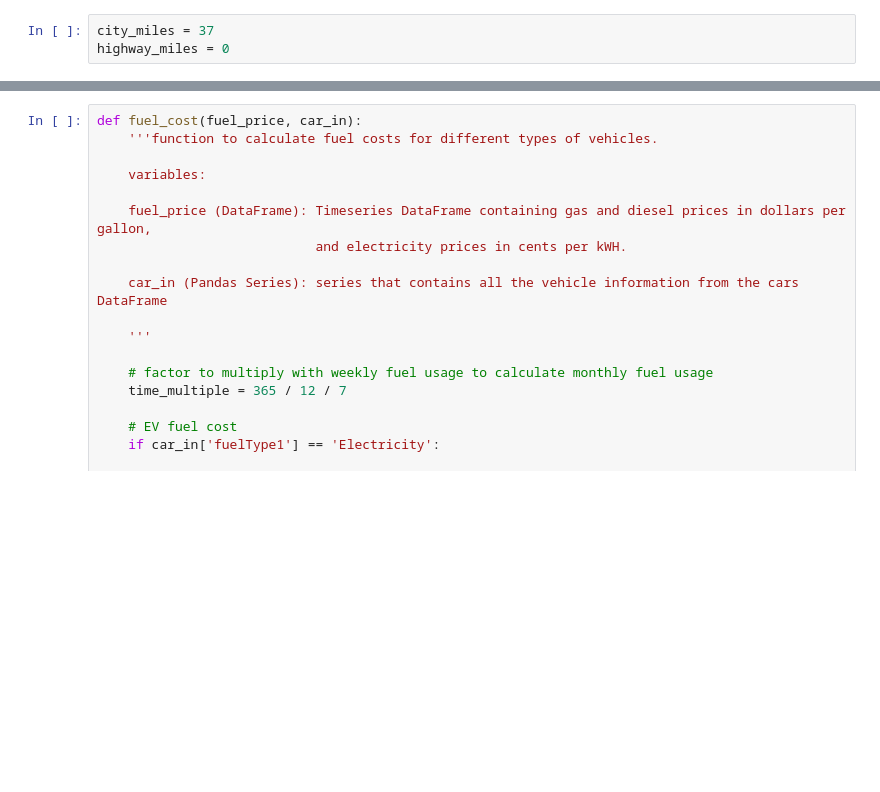
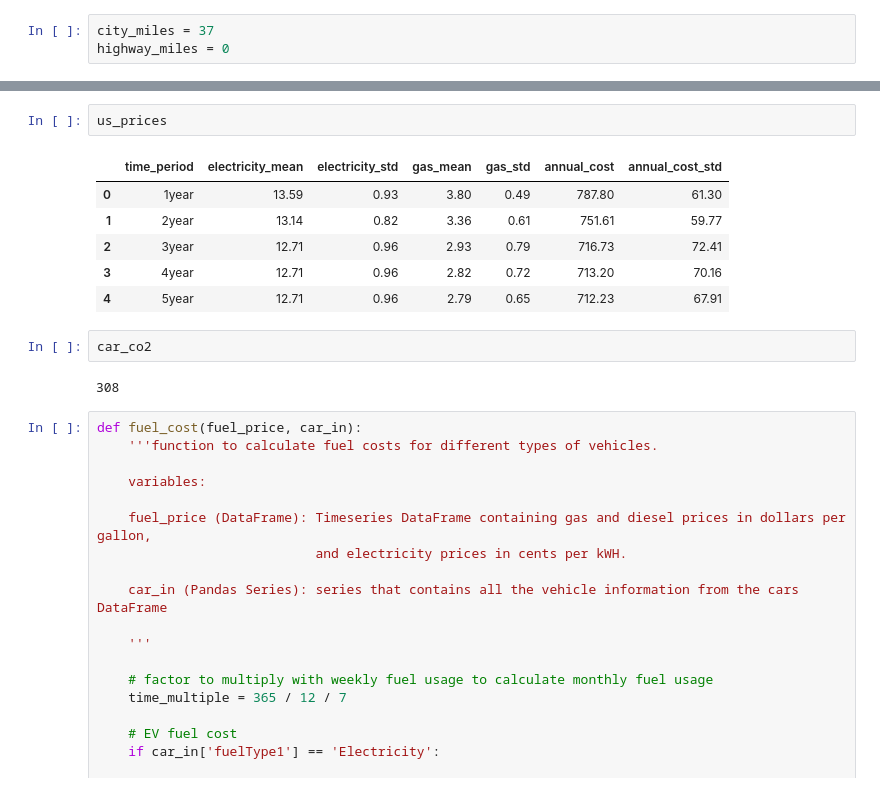
Before and after one commit to richardbradshaw/cars_dash, a Jupyter notebook: Dash_analysis.ipynb, the cells around one changed output, grey strips where cells are left out. Cells and saved outputs as stored; diff of their text form; blank space fills up the shorter version.

```diff
--- a/Dash_analysis.ipynb
+++ b/Dash_analysis.ipynb
@@ -554,3 +636,16 @@ region_gas_averages
+# %%
+us_prices
+# %% [output]
+|  | time_period | electricity_mean | electricity_std | gas_mean | gas_std | annual_cost | annual_cost_std |
+| 0 | 1year | 13.59 | 0.93 | 3.80 | 0.49 | 787.80 | 61.30 |
+| 1 | 2year | 13.14 | 0.82 | 3.36 | 0.61 | 751.61 | 59.77 |
+| 2 | 3year | 12.71 | 0.96 | 2.93 | 0.79 | 716.73 | 72.41 |
+| 3 | 4year | 12.71 | 0.96 | 2.82 | 0.72 | 713.20 | 70.16 |
+| 4 | 5year | 12.71 | 0.96 | 2.79 | 0.65 | 712.23 | 67.91 |
+# %%
+car_co2
+# %% [output]
+308
 # %%
 def fuel_cost(fuel_price, car_in):
     '''function to calculate fuel costs for different types of vehicles.
```
Also changed, not shown: parts of 12 cells of this notebook.
